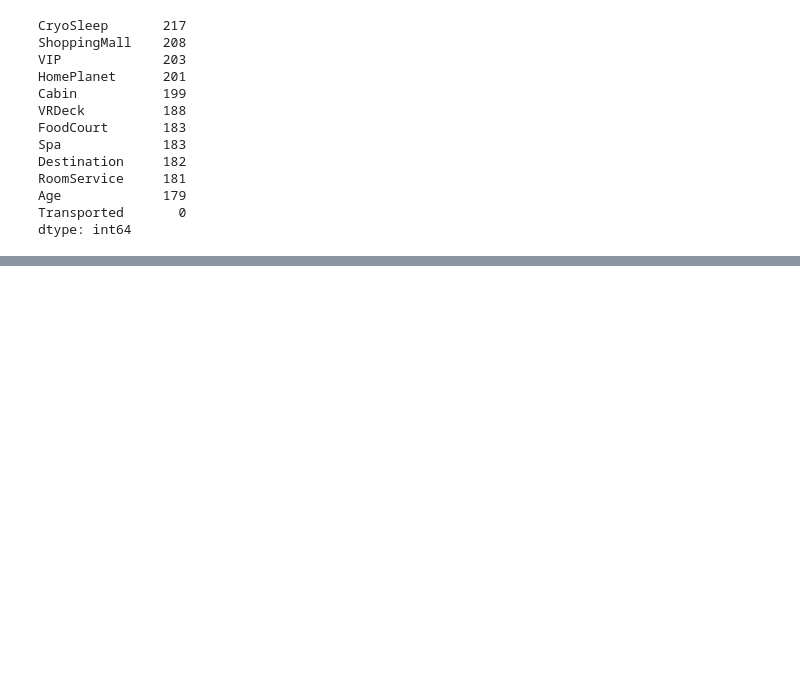
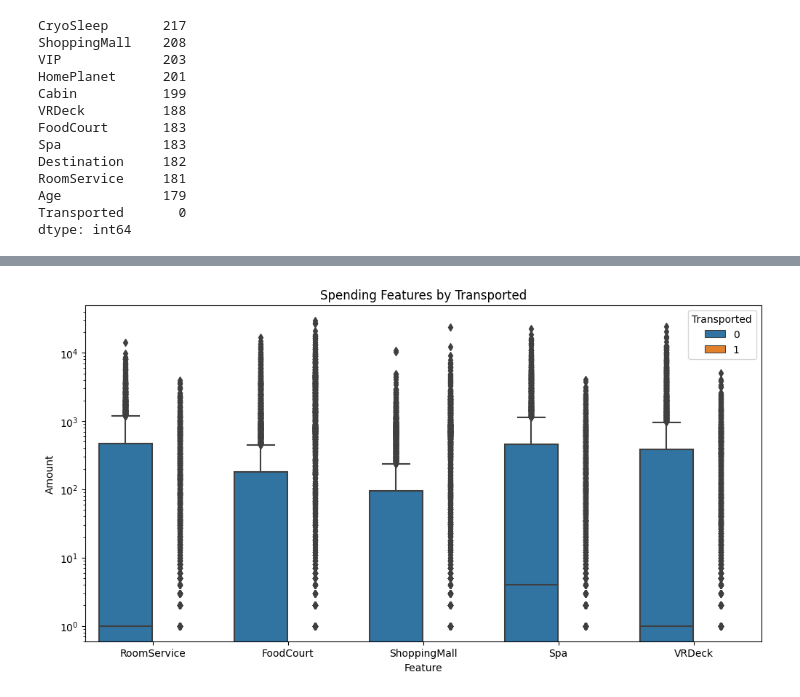
Before and after one commit to N3xou/KaggleNotebooks, a Jupyter notebook: spacetitanic.ipynb, the cells around one changed output, grey strips where cells are left out. Saved outputs shown, nothing was run; the diff lists cells and outputs as text; code cells hidden in the pictures; blank space fills up the shorter version.

```diff
--- a/spacetitanic.ipynb
+++ b/spacetitanic.ipynb
@@ -176,0 +186,10 @@ valid_ds = tfdf.keras.pd_dataframe_to_tf_dataset(valid_ds_pd, label="Transported
+# %%
+# 4. Boxplots for Spending Features
+plt.figure(figsize=(12,6))
+melted_df = dataset_df.melt(id_vars="Transported", value_vars=["RoomService", "FoodCourt", "ShoppingMall", "Spa", "VRDeck"], var_name="Feature", value_name="Amount")
+sns.boxplot(x="Feature", y="Amount", hue="Transported", data=melted_df, palette=["#1f77b4", "#ff7f0e"])
+plt.yscale("log")  # Log scale for better visibility
+plt.title("Spending Features by Transported")
+plt.show()
+# %% [output]
+[figure, added]
```
Also changed, not shown: parts of 36 cells of this notebook.
